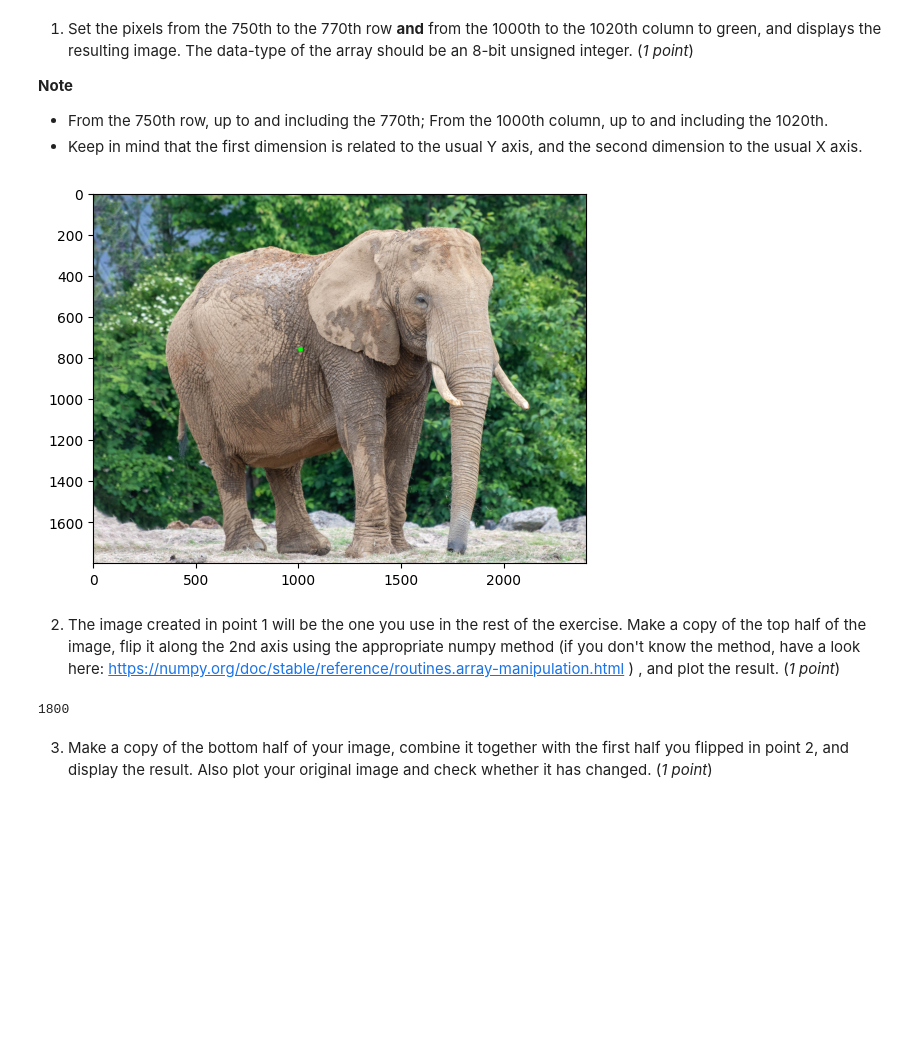
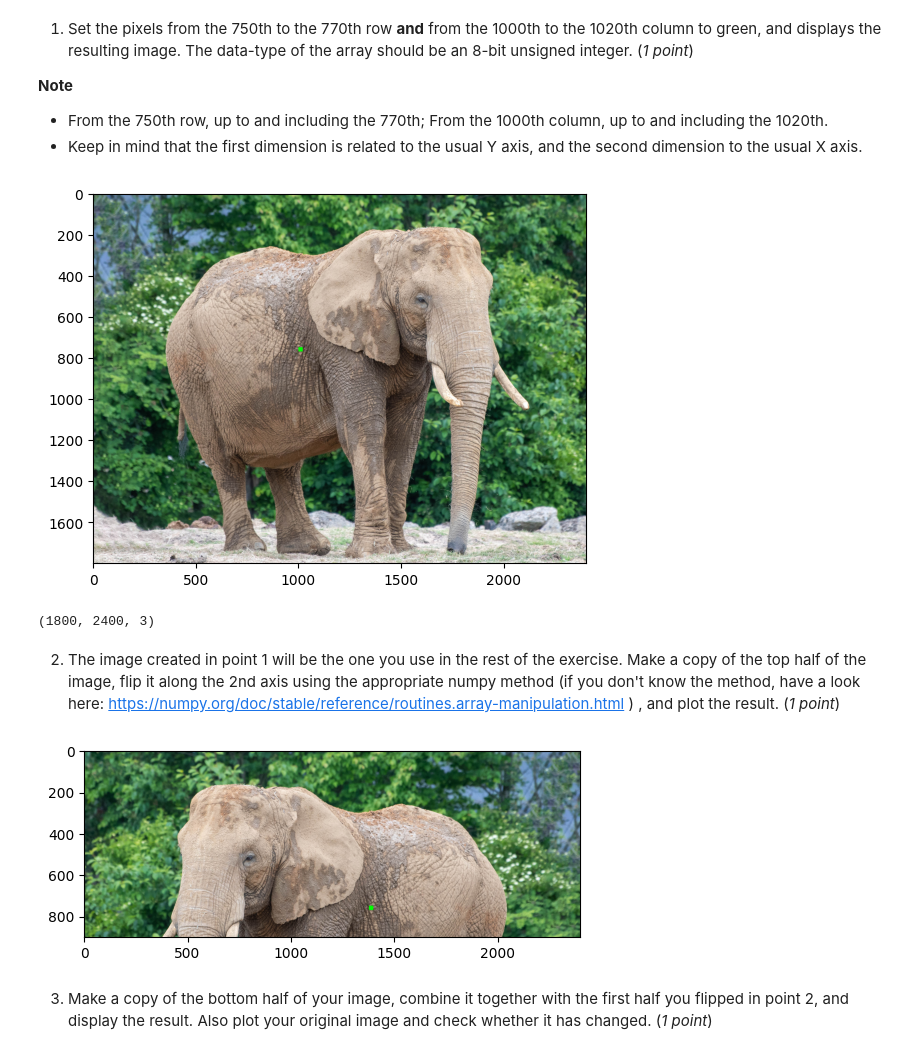
Before and after one commit to lye101/data_science_ex, a Jupyter notebook: W2_Assignment.ipynb, the cells around one changed output. Drawn from its saved outputs; the diff is of its cells as text; code cells hidden in the pictures; blank space fills up the shorter version.

```diff
--- a/W2_Assignment.ipynb
+++ b/W2_Assignment.ipynb
@@ -104,20 +104,29 @@ im_modified[750:771, 1000:1021] = [0, 255, 0] #set 750-770 row and 1000-1020 col
 
 plt.imshow(im_modified) #image plot
 plt.show() #renders and displays the image
+
+print(np.shape(im_modified))
 ###
 # %% [output]
 [figure]
+(1800, 2400, 3)
 # %% [markdown]
 2. The image created in point 1 will be the one you use in the rest of the exercise. Make a copy of the top half of the image, flip it along the 2nd axis using the appropriate numpy method (if you don't know the method, have a look here: https://numpy.org/doc/stable/reference/routines.array-manipulation.html )  , and plot the result. (*1 point*)
-# %%
-###
-#copy the top half of the image
-np.size(im_modified, 0) #gives number of elements along an axis, 0 = y-axis, 1 = x-axis, 2 = 3rd dimension, colour channels
-#im_top_half = np.shape()
-len(im_modified[:])
-
-###
-# %% [output]
-1800
+# %%
+###
+#get length of top half of image
+half_len_y_axis = int(np.size(im_modified, 0)/2)
+
+#make a copy of top half of the image
+top_half = im_modified[ :half_len_y_axis+1, :].copy()
+
+#filp image along the 2nd axis
+top_half_fliped = np.flip(top_half, axis=1)
+plt.imshow(top_half_fliped) #image plot
+plt.show()
+
+###
+# %% [output]
+[figure, added]
 # %% [markdown]
 3. Make a copy of the bottom half of your image, combine it together with the first half you flipped in point 2, and display the result. Also plot your original image and check whether it has changed. (*1 point*)
```
Also changed, not shown: parts of 6 cells of this notebook.
